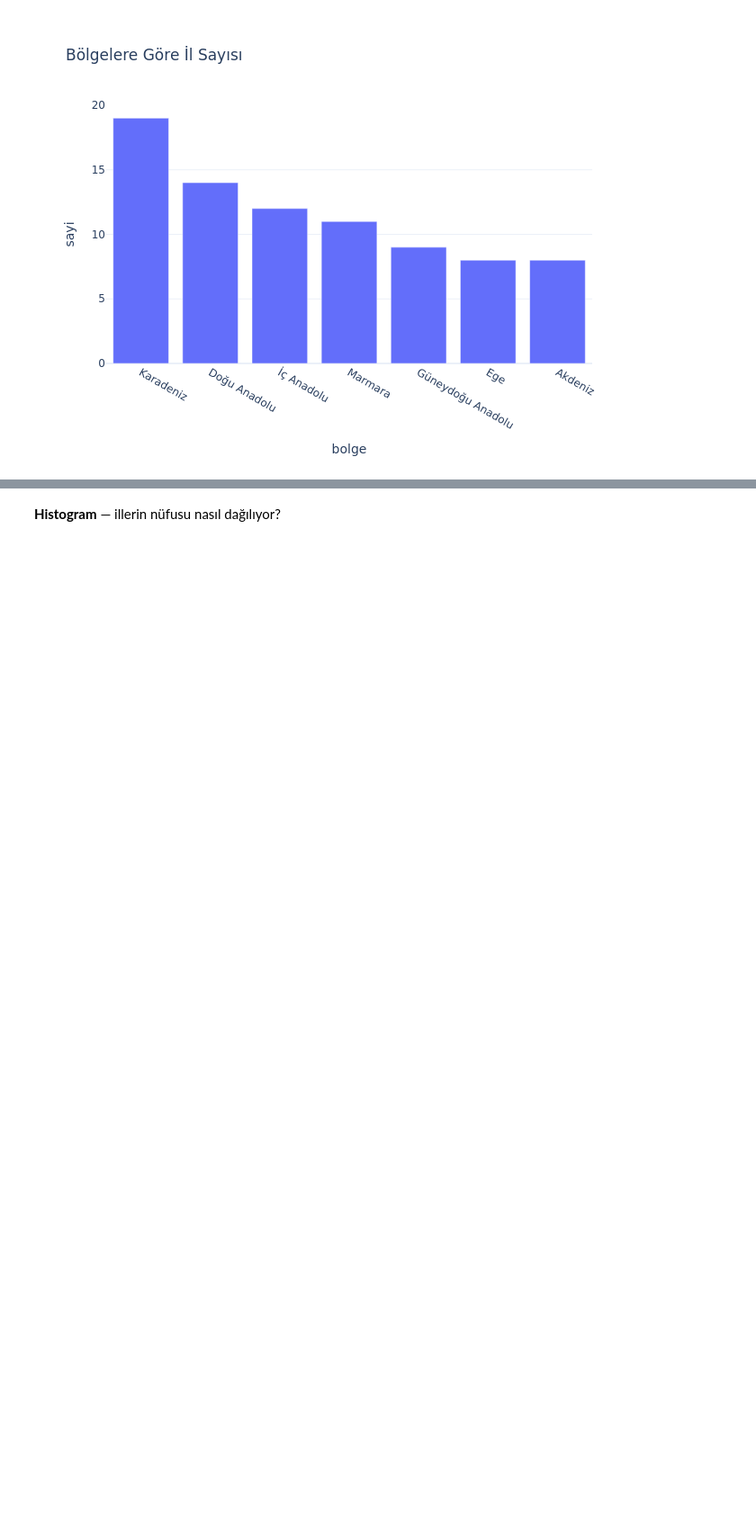
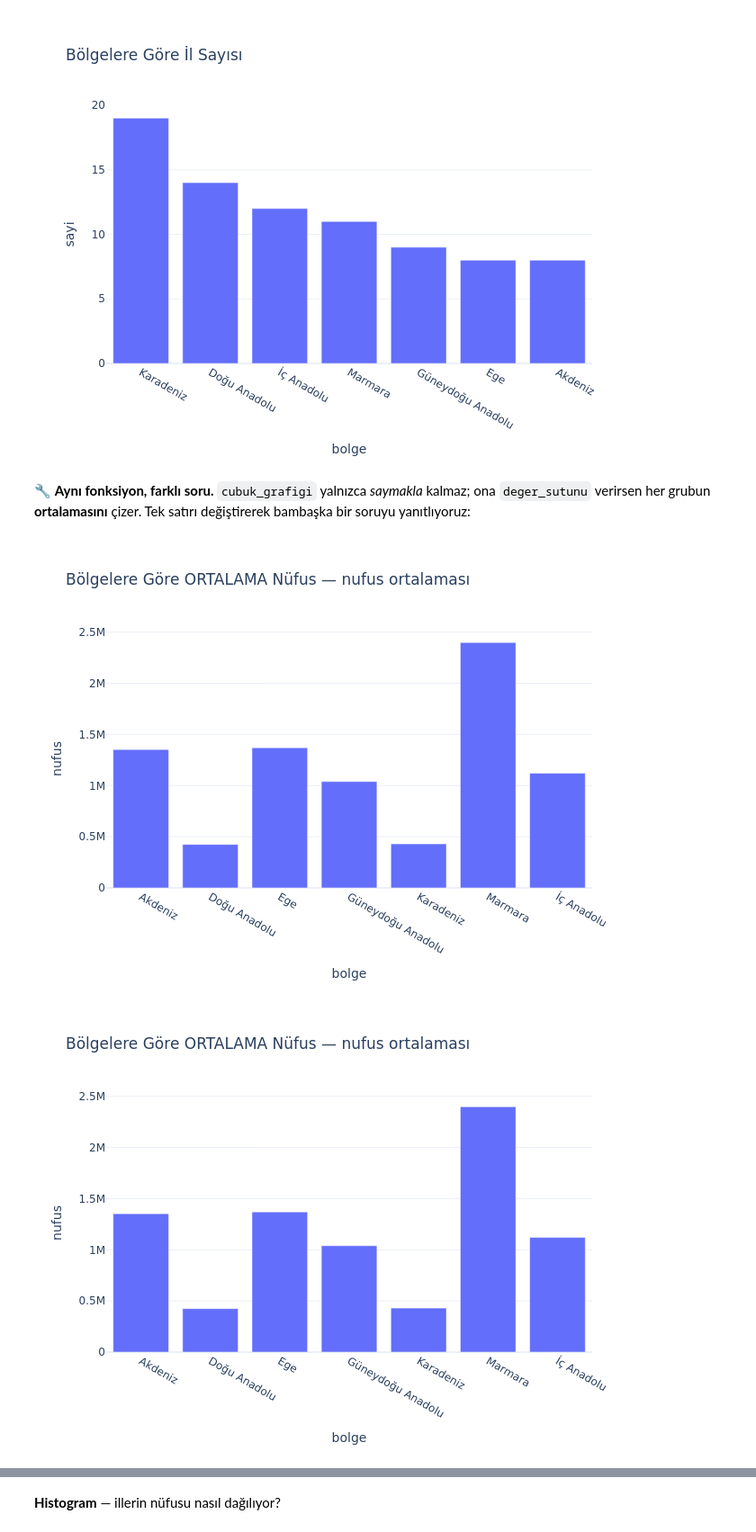
Before and after one commit to GulayBenguUlukaya/STEM_yaz_kampi_2026, a Jupyter notebook: rendered/gun1.ipynb, the cells around one changed output, grey strips where cells are left out. Shown at 90% size. Cells and saved outputs as stored; diff of their text form; code cells hidden in the pictures; blank space fills up the shorter version.

```diff
--- a/rendered/gun1.ipynb
+++ b/rendered/gun1.ipynb
@@ -505,3 +511,11 @@ cubuk_grafigi(df, kategori_sutunu='bolge', baslik='Bölgelere Göre İl Sayısı
 # %% [output]
 [figure]
 [figure]
+# %% [markdown]
+🔧 **Aynı fonksiyon, farklı soru.** `cubuk_grafigi` yalnızca *saymakla* kalmaz; ona `deger_sutunu` verirsen her grubun **ortalamasını** çizer. Tek satırı değiştirerek bambaşka bir soruyu yanıtlıyoruz:
+# %%
+cubuk_grafigi(df, kategori_sutunu='bolge', deger_sutunu='nufus',
+              baslik='Bölgelere Göre ORTALAMA Nüfus')
+# %% [output]
+[figure, added]
+[figure, added]
```
Also changed, not shown: parts of 8 cells of this notebook, 9 other files.
